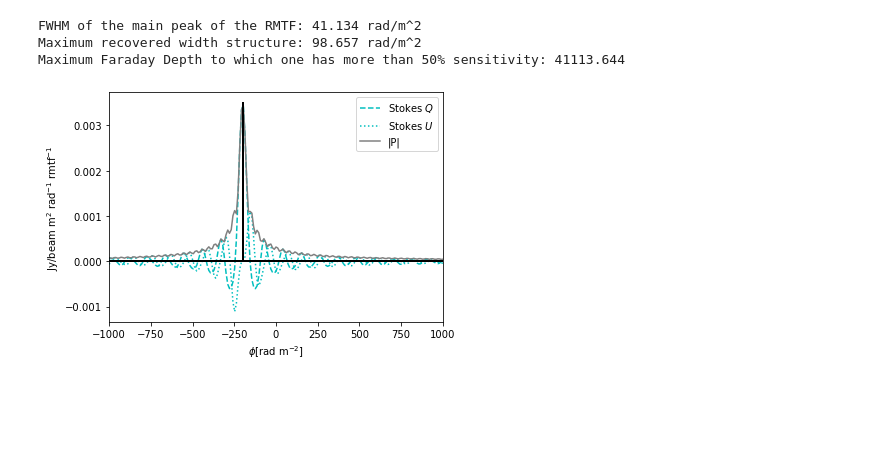
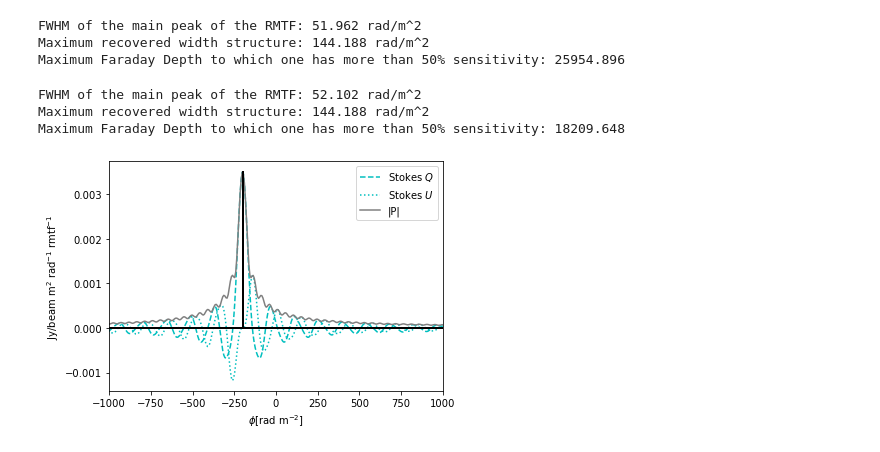
Before and after one commit to miguelcarcamov/csromer, a Jupyter notebook: sandboxes/framework_simulation_scenario1.ipynb, the cells around one changed output. Saved outputs shown, nothing was run; the diff lists cells and outputs as text; code cells hidden in the pictures; blank space fills up the shorter version.

```diff
--- a/sandboxes/framework_simulation_scenario1.ipynb
+++ b/sandboxes/framework_simulation_scenario1.ipynb
@@ -77 +75,3 @@ simsource.spectral_idx
+# %%
+original_source = copy.deepcopy(simsource)
 # %%
@@ -111,29 +122,38 @@ plt.tight_layout()
 dataset = simsource
 # %%
 parameter = Parameter()
+original_parameter = Parameter()
+# %%
+original_parameter.calculate_cellsize(dataset=original_source, oversampling=8)
+# %% [output]
+FWHM of the main peak of the RMTF: 51.962 rad/m^2
+Maximum recovered width structure: 144.188 rad/m^2
+Maximum Faraday Depth to which one has more than 50% sensitivity: 25954.896
 # %%
-parameter.calculate_cellsize(dataset=dataset)
+parameter.calculate_cellsize(dataset=dataset, oversampling=8)
 # %% [output]
-FWHM of the main peak of the RMTF: 41.134 rad/m^2
-Maximum recovered width structure: 98.657 rad/m^2
-Maximum Faraday Depth to which one has more than 50% sensitivity: 41113.644
+FWHM of the main peak of the RMTF: 52.102 rad/m^2
+Maximum recovered width structure: 144.188 rad/m^2
+Maximum Faraday Depth to which one has more than 50% sensitivity: 18209.648
 # %%
 nufft = NUFFT1D(dataset=dataset, parameter=parameter, solve=True)
 # %%
 dft = DFT1D(dataset=dataset, parameter=parameter)
+dft_original = DFT1D(dataset=original_source, parameter=original_parameter)
 # %%
 F_dirty = dft.backward(dataset.data)
+F_dirty_original = dft_original.backward(original_source.data)
 # %%
-plt.plot(parameter.phi, F_dirty.real, 'c--', label=r"Stokes $Q$")
-plt.plot(parameter.phi, F_dirty.imag, 'c:', label=r"Stokes $U$")
-plt.plot(parameter.phi, np.abs(F_dirty), '-', c='grey', label=r"|P|")
+plt.plot(original_parameter.phi, F_dirty_original.real, 'c--', label=r"Stokes $Q$")
+plt.plot(original_parameter.phi, F_dirty_original.imag, 'c:', label=r"Stokes $U$")
+plt.plot(original_parameter.phi, np.abs(F_dirty_original), '-', c='grey', label=r"|P|")
 plt.plot([-200.,-200.],[0.,0.0035],ls='-',lw=2.,c='black')
-plt.plot(parameter.phi,np.zeros(len(parameter.phi)),ls='-',lw=2.,c='black')
+plt.plot(original_parameter.phi,np.zeros(len(original_parameter.phi)),ls='-',lw=2.,c='black')
 plt.xlabel(r'$\phi$[rad m$^{-2}$]')
 plt.ylabel(r'Jy/beam m$^2$ rad$^{-1}$ rmtf$^{-1}$')
 plt.legend(loc='upper right')
 plt.xlim([-1000,1000])
 plt.tight_layout()
-plt.savefig("fds_sim1.png", dpi=100)
+#plt.savefig("fds_sim1.png", dpi=100)
 # %% [output]
-[figure, old version]
+[figure, new version]
```
Also changed, not shown: parts of 55 cells of this notebook, 9 other files.
